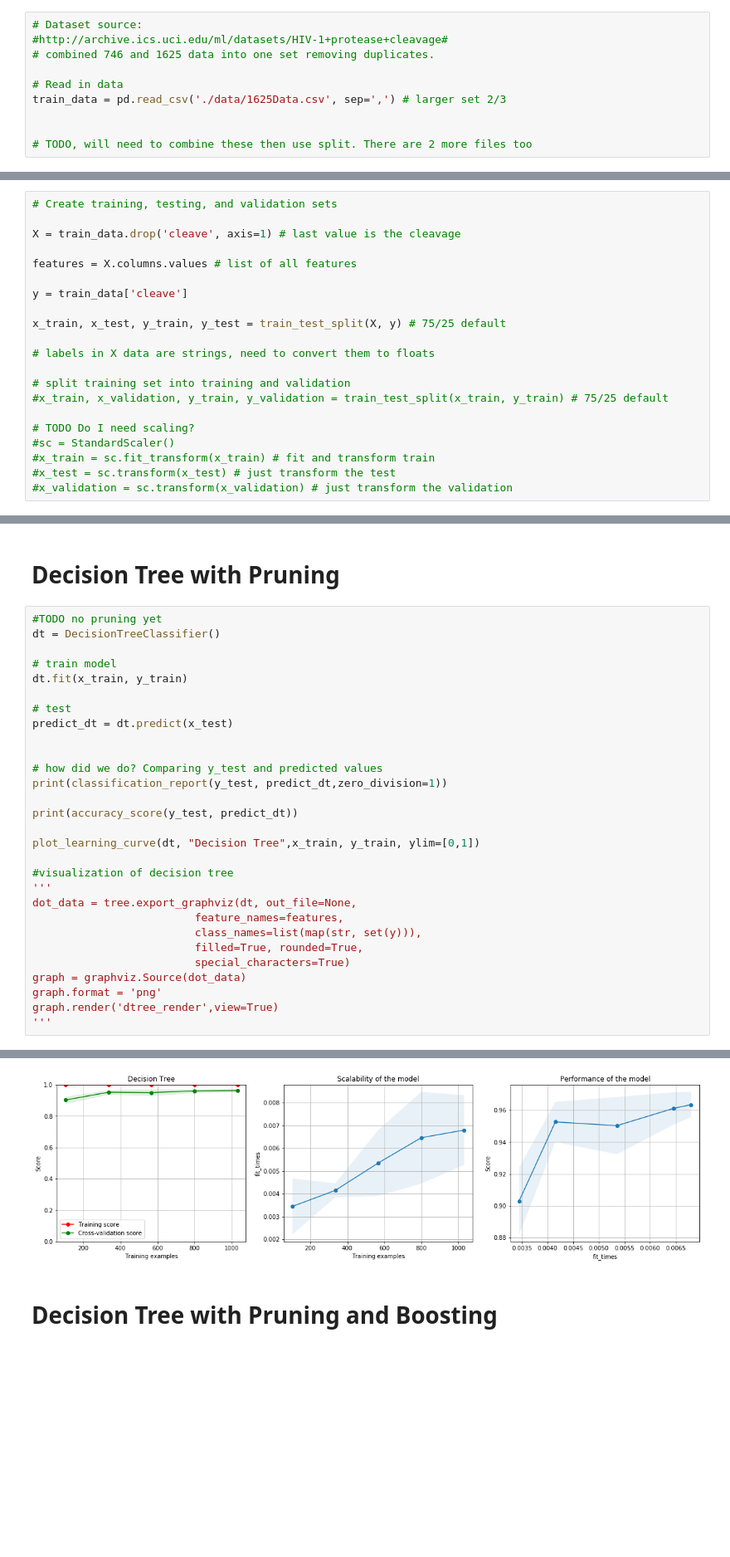
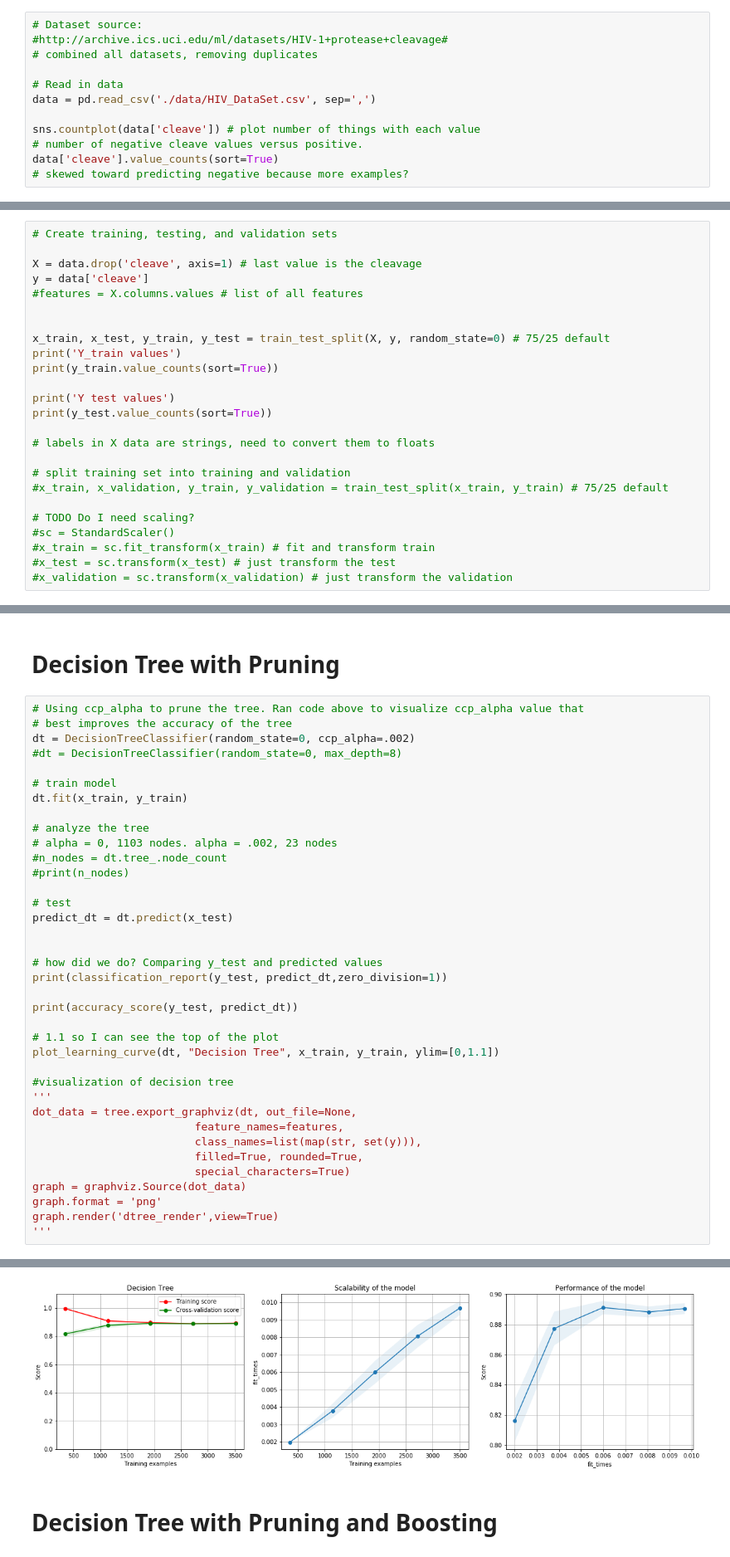
Before and after one commit to pparr/ml-supervised-learning, a Jupyter notebook: supervised_learning_parrott.ipynb, the cells around one changed output, grey strips where cells are left out. Shown: that part at 83% size. Cells and saved outputs as stored; diff of their text form; blank space fills up the shorter version.

```diff
--- a/supervised_learning_parrott.ipynb
+++ b/supervised_learning_parrott.ipynb
@@ -135,10 +137,12 @@ def plot_learning_curve(estimator, title, X, y, axes=None, ylim=None, cv=None,
 # %%
 # Dataset source:
 #http://archive.ics.uci.edu/ml/datasets/HIV-1+protease+cleavage#
-# combined 746 and 1625 data into one set removing duplicates.
+# combined all datasets, removing duplicates
 
 # Read in data
-train_data = pd.read_csv('./data/1625Data.csv', sep=',') # larger set 2/3
+data = pd.read_csv('./data/HIV_DataSet.csv', sep=',')
 
-
-# TODO, will need to combine these then use split. There are 2 more files too
+sns.countplot(data['cleave']) # plot number of things with each value
+# number of negative cleave values versus positive.
+data['cleave'].value_counts(sort=True)
+# skewed toward predicting negative because more examples?
@@ -145,13 +154,17 @@ train_data = pd.read_csv('./data/1625Data.csv', sep=',') # larger set 2/3
 # %%
 # Create training, testing, and validation sets
 
-X = train_data.drop('cleave', axis=1) # last value is the cleavage
+X = data.drop('cleave', axis=1) # last value is the cleavage
+y = data['cleave']
+#features = X.columns.values # list of all features
 
-features = X.columns.values # list of all features
 
-y = train_data['cleave']
+x_train, x_test, y_train, y_test = train_test_split(X, y, random_state=0) # 75/25 default
+print('Y_train values')
+print(y_train.value_counts(sort=True))
 
-x_train, x_test, y_train, y_test = train_test_split(X, y) # 75/25 default
+print('Y test values')
+print(y_test.value_counts(sort=True))
 
 # labels in X data are strings, need to convert them to floats
 
@@ -166,11 +312,18 @@ x_train, x_test, y_train, y_test = train_test_split(X, y) # 75/25 default
 # %% [markdown]
 # Decision Tree with Pruning
 # %%
-#TODO no pruning yet
-dt = DecisionTreeClassifier()
+# Using ccp_alpha to prune the tree. Ran code above to visualize ccp_alpha value that
+# best improves the accuracy of the tree
+dt = DecisionTreeClassifier(random_state=0, ccp_alpha=.002)
+#dt = DecisionTreeClassifier(random_state=0, max_depth=8)
 
 # train model
 dt.fit(x_train, y_train)
+
+# analyze the tree
+# alpha = 0, 1103 nodes. alpha = .002, 23 nodes
+#n_nodes = dt.tree_.node_count
+#print(n_nodes)
 
 # test
 predict_dt = dt.predict(x_test)
@@ -181,7 +334,8 @@ print(classification_report(y_test, predict_dt,zero_division=1))
 
 print(accuracy_score(y_test, predict_dt))
 
-plot_learning_curve(dt, "Decision Tree",x_train, y_train, ylim=[0,1])
+# 1.1 so I can see the top of the plot
+plot_learning_curve(dt, "Decision Tree", x_train, y_train, ylim=[0,1.1])
 
 #visualization of decision tree
 '''
@@ -208,4 +362,4 @@ weighted avg       0.97      0.97      0.97       430
 "\ndot_data = tree.export_graphviz(dt, out_file=None, \n                         feature_names=features,  \n                         class_names=list(map(str, set(y))),  \n                         fil ...
-[figure, old version]
+[figure, new version]
 # %% [markdown]
 # Decision Tree with Pruning and Boosting
```
Also changed, not shown: parts of 12 cells of this notebook, 1 other file.
